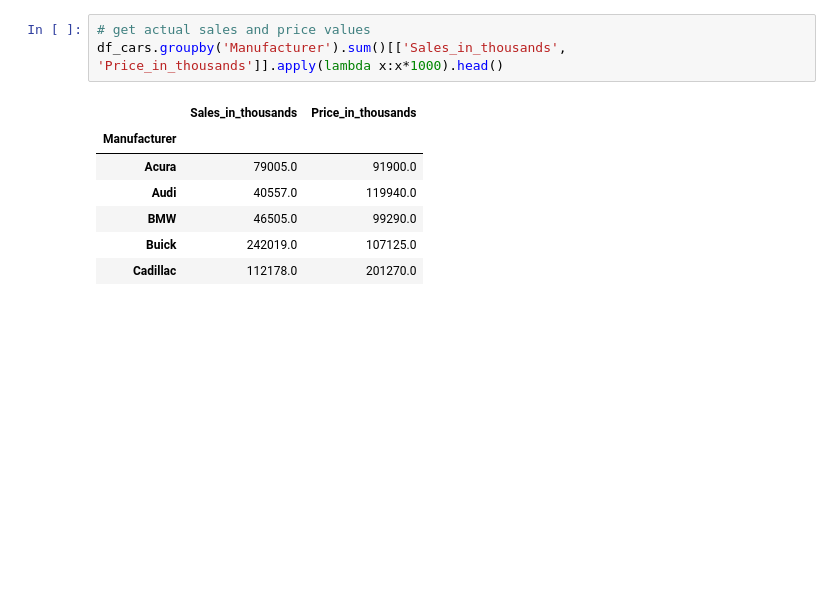
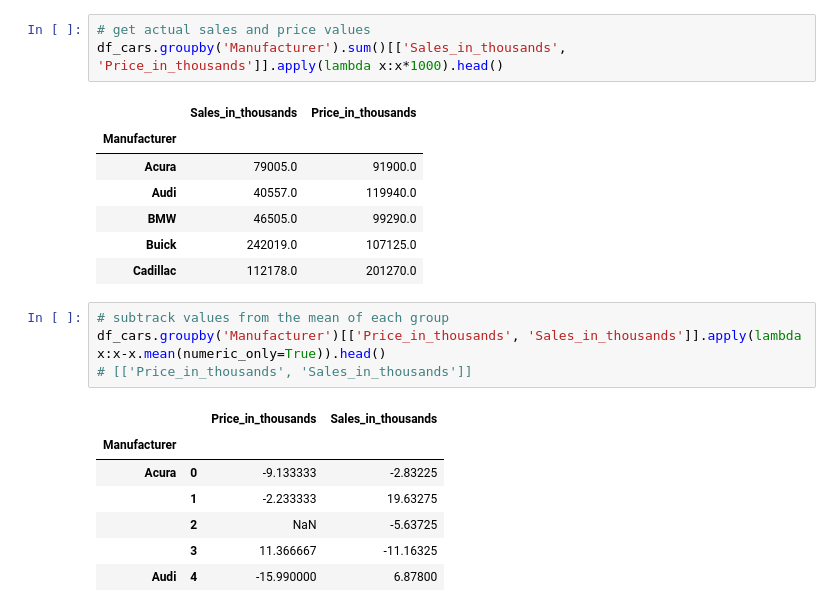
Before and after one commit to JreyForFun/py-ds-ffc, a Jupyter notebook: 7 - Groupby & Aggretion/GroupBy and Aggregate Function.ipynb, the cells around one changed output. Drawn from its saved outputs; the diff is of its cells as text; blank space fills up the shorter version.

```diff
--- a/7 - Groupby & Aggretion/GroupBy and Aggregate Function.ipynb
+++ b/7 - Groupby & Aggretion/GroupBy and Aggregate Function.ipynb
@@ -437,3 +437,15 @@ df_cars.groupby('Manufacturer').sum()[['Sales_in_thousands', 'Price_in_thousands
 | BMW | 46505.0 | 99290.0 |
 | Buick | 242019.0 | 107125.0 |
 | Cadillac | 112178.0 | 201270.0 |
+# %%
+# subtrack values from the mean of each group
+df_cars.groupby('Manufacturer')[['Price_in_thousands', 'Sales_in_thousands']].apply(lambda x:x-x.mean(numeric_only=True)).head()
+# [['Price_in_thousands', 'Sales_in_thousands']]
+# %% [output]
+|  |  | Price_in_thousands | Sales_in_thousands |
+| Manufacturer |  |  |  |
+| Acura | 0 | -9.133333 | -2.83225 |
+|  | 1 | -2.233333 | 19.63275 |
+|  | 2 | NaN | -5.63725 |
+|  | 3 | 11.366667 | -11.16325 |
+| Audi | 4 | -15.990000 | 6.87800 |
```
Also changed, not shown: parts of 8 cells of this notebook.
